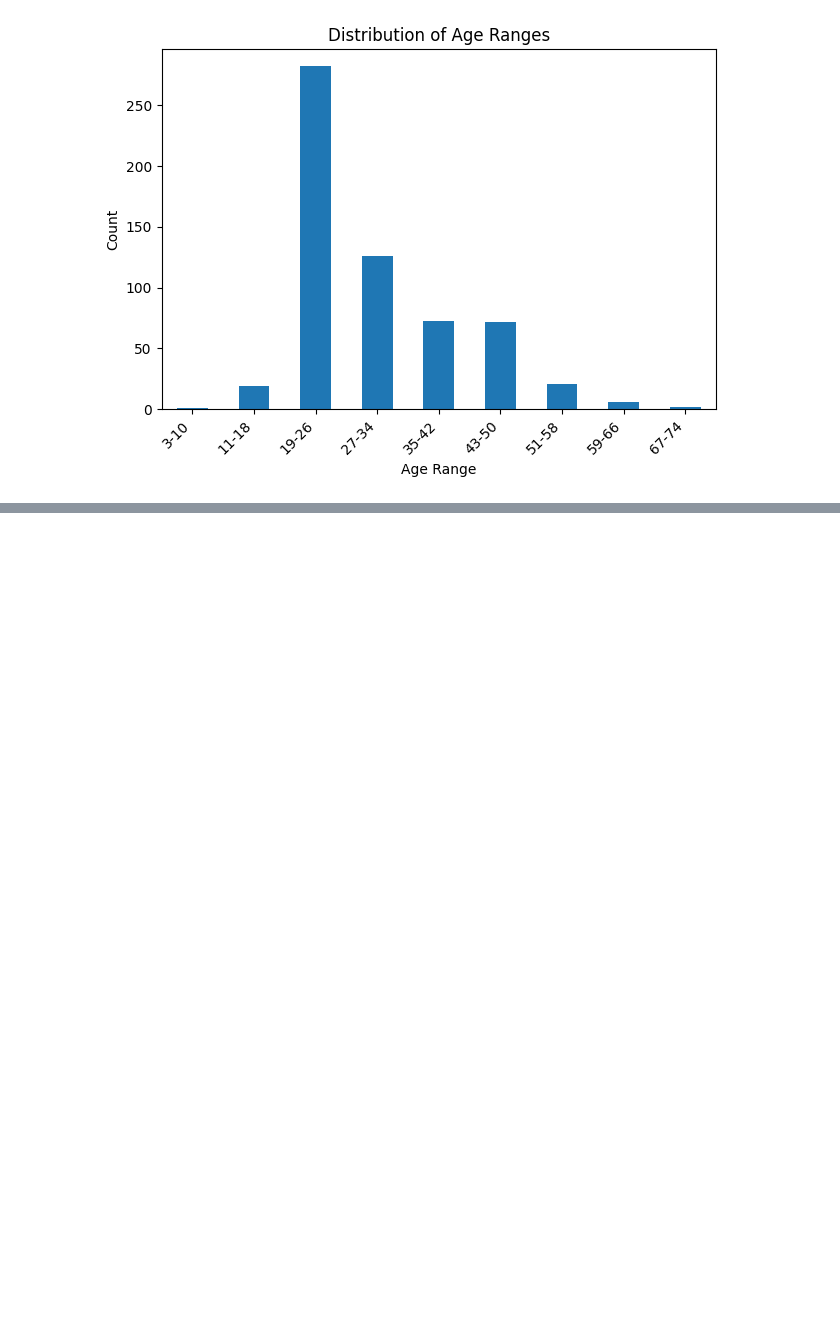
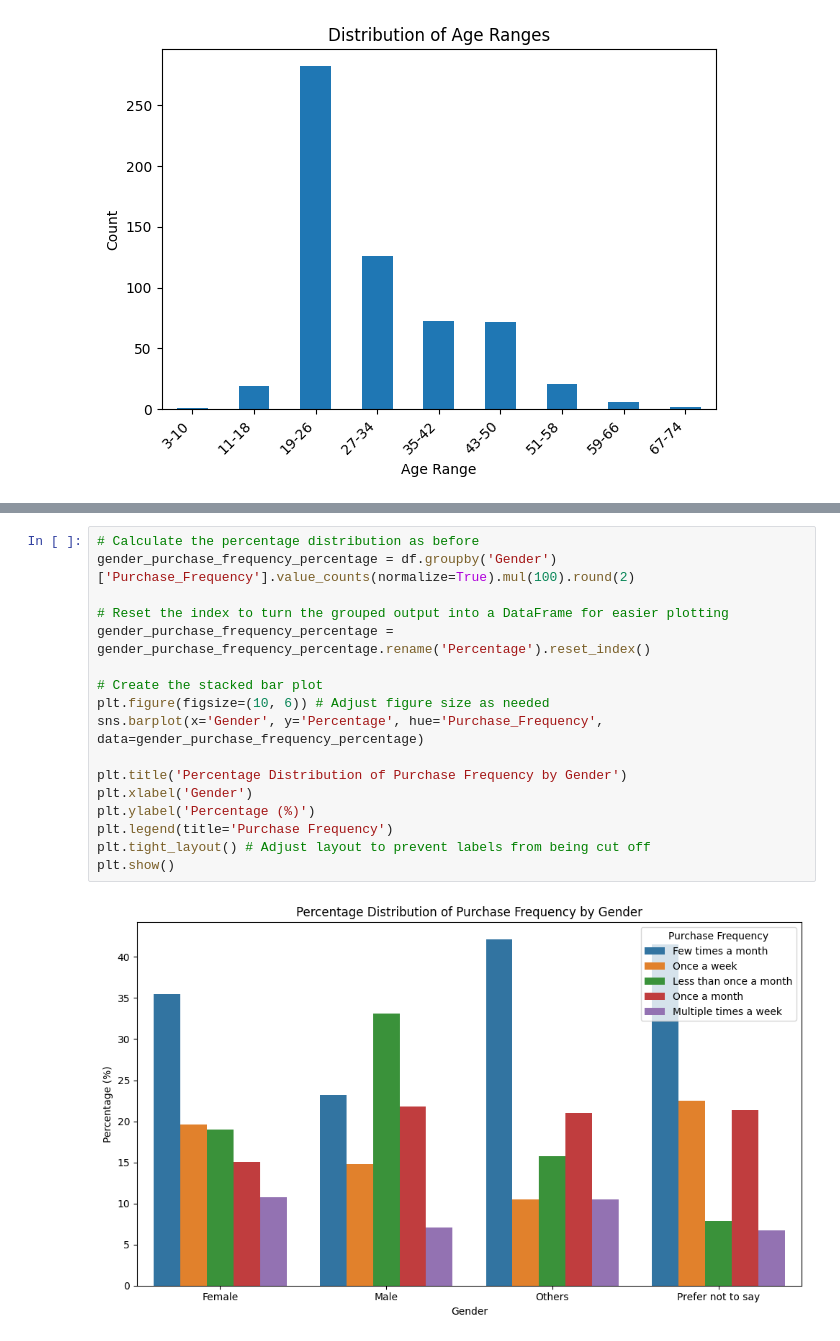
Before and after one commit to nc142j/Amazon_Behaviors_Purchases, a Jupyter notebook: Amazon_Behaviors_Purchases.ipynb, the cells around one changed output, grey strips where cells are left out. Drawn from its saved outputs; the diff is of its cells as text; blank space fills up the shorter version.

```diff
--- a/Amazon_Behaviors_Purchases.ipynb
+++ b/Amazon_Behaviors_Purchases.ipynb
@@ -274,0 +426,19 @@ Name: count, dtype: int64
+# %%
+# Calculate the percentage distribution as before
+gender_purchase_frequency_percentage = df.groupby('Gender')['Purchase_Frequency'].value_counts(normalize=True).mul(100).round(2)
+
+# Reset the index to turn the grouped output into a DataFrame for easier plotting
+gender_purchase_frequency_percentage = gender_purchase_frequency_percentage.rename('Percentage').reset_index()
+
+# Create the stacked bar plot
+plt.figure(figsize=(10, 6)) # Adjust figure size as needed
+sns.barplot(x='Gender', y='Percentage', hue='Purchase_Frequency', data=gender_purchase_frequency_percentage)
+
+plt.title('Percentage Distribution of Purchase Frequency by Gender')
+plt.xlabel('Gender')
+plt.ylabel('Percentage (%)')
+plt.legend(title='Purchase Frequency')
+plt.tight_layout() # Adjust layout to prevent labels from being cut off
+plt.show()
+# %% [output]
+[figure, added]
```
Also changed, not shown: parts of 28 cells of this notebook.
